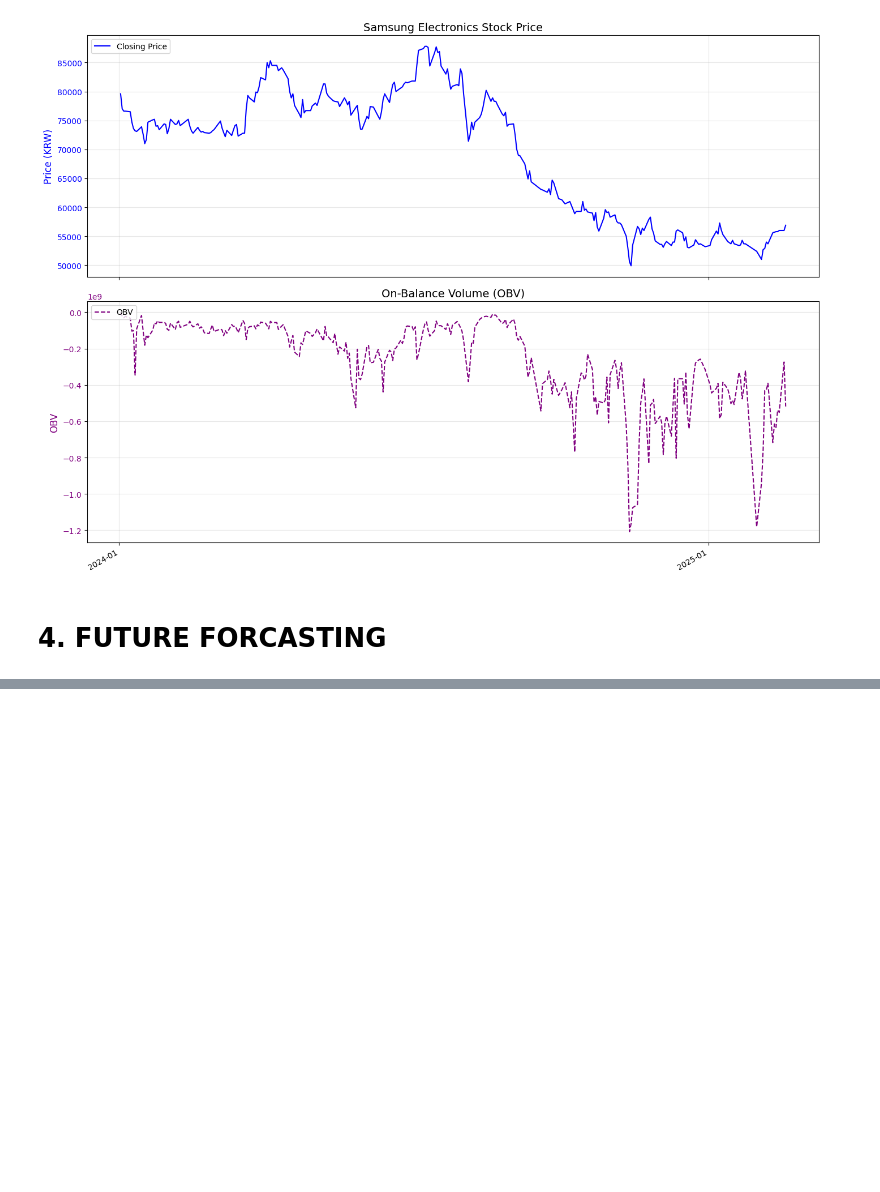
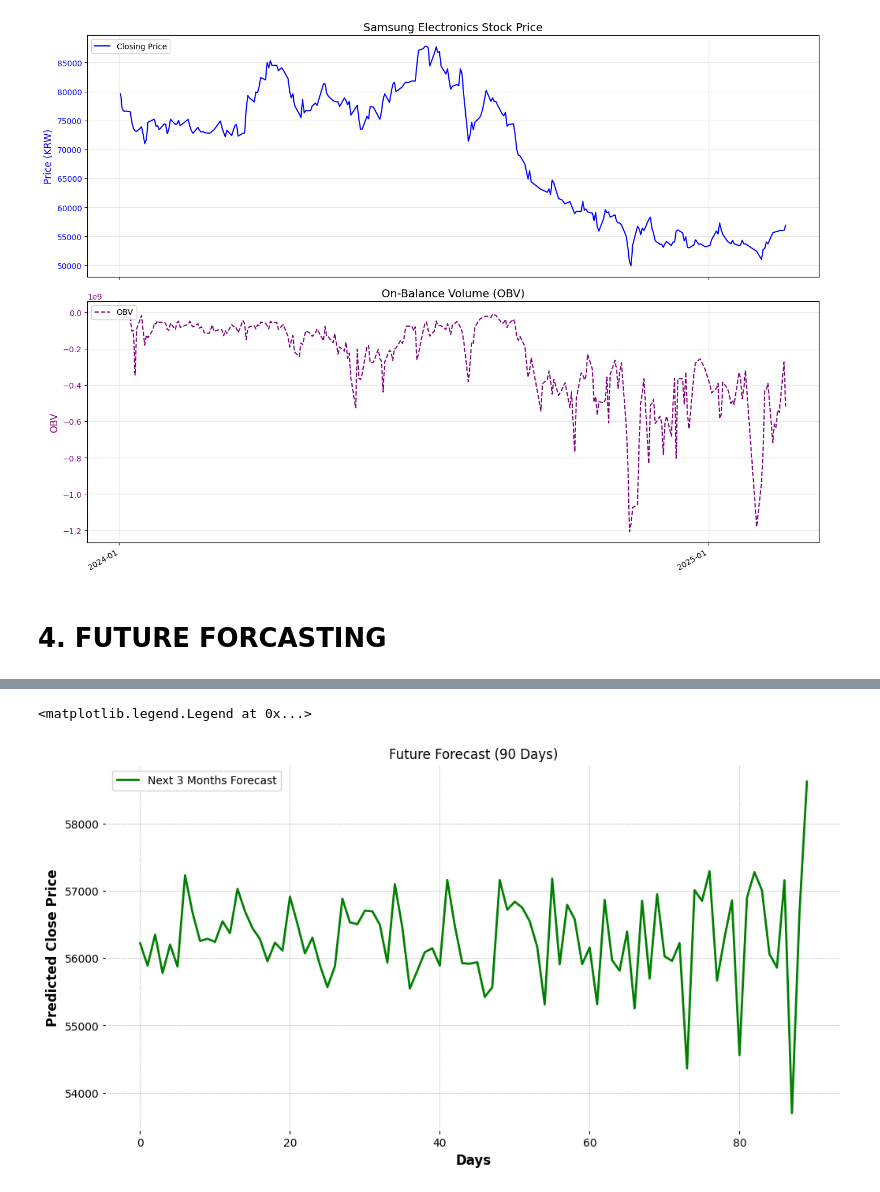
Before and after one commit to BIGDATA-GROUP-4/Samsung-Stock-Price, a Jupyter notebook: Samsung_stockprice.ipynb, the cells around one changed output, grey strips where cells are left out. Drawn from its saved outputs; the diff is of its cells as text; code cells hidden in the pictures; blank space fills up the shorter version.

```diff
--- a/Samsung_stockprice.ipynb
+++ b/Samsung_stockprice.ipynb
@@ -889,0 +717,22 @@ TypeError: unsupported operand type(s) for +: 'numpy.int64' and 'Timedelta'
+# %%
+# Forecast next 3 months (assume 90 business days)
+future = df_simple.iloc[-7:][['y']].values.flatten().tolist()
+forecast = []
+
+for _ in range(90):
+    X_next = np.array(future[-7:]).reshape(1, -1)
+    next_pred = model.predict(X_next)[0]
+    forecast.append(next_pred)
+    future.append(next_pred)
+
+# Plot 3-month forecast
+plt.figure(figsize=(12,6))
+plt.plot(range(90), forecast, label="Next 3 Months Forecast", color='green')
+plt.title("Future Forecast (90 Days)")
+plt.xlabel("Days")
+plt.ylabel("Predicted Close Price")
+plt.grid(True)
+plt.legend()
+# %% [output]
+<matplotlib.legend.Legend at 0x...>
+[figure, added]
```
Also changed, not shown: parts of 40 cells of this notebook, 3 other files.
